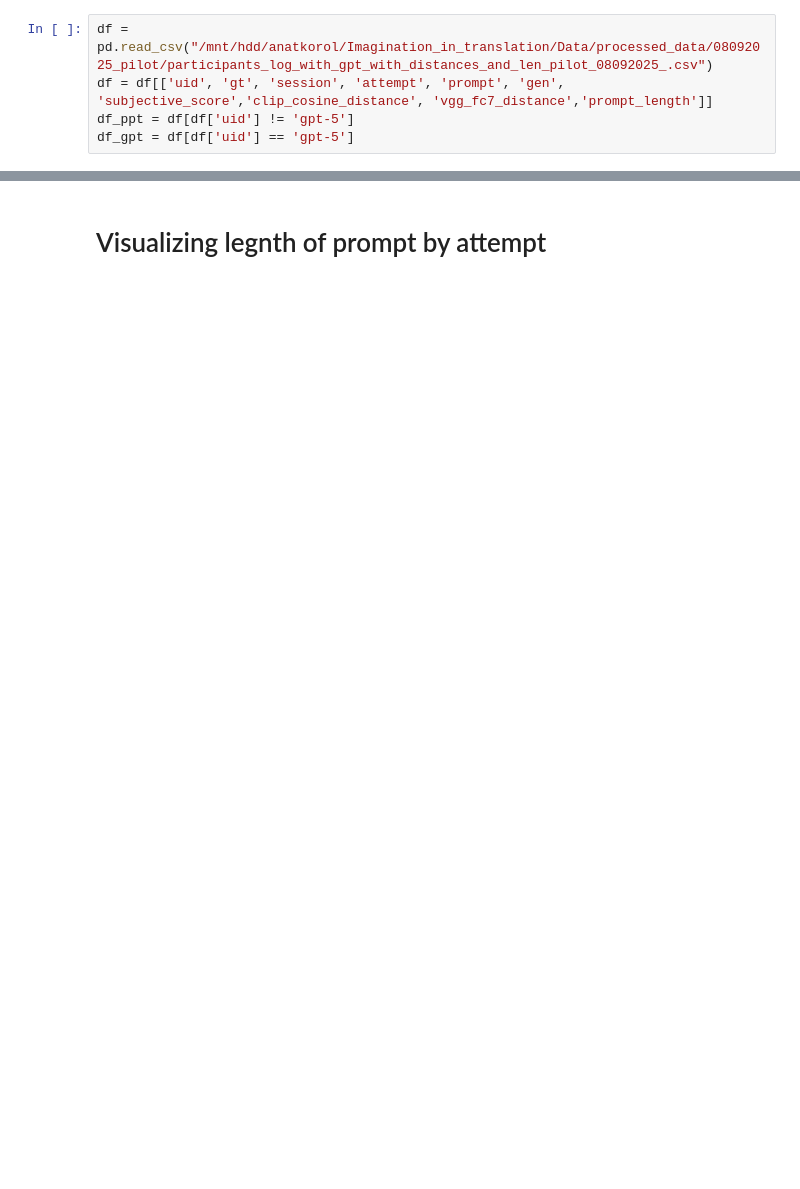
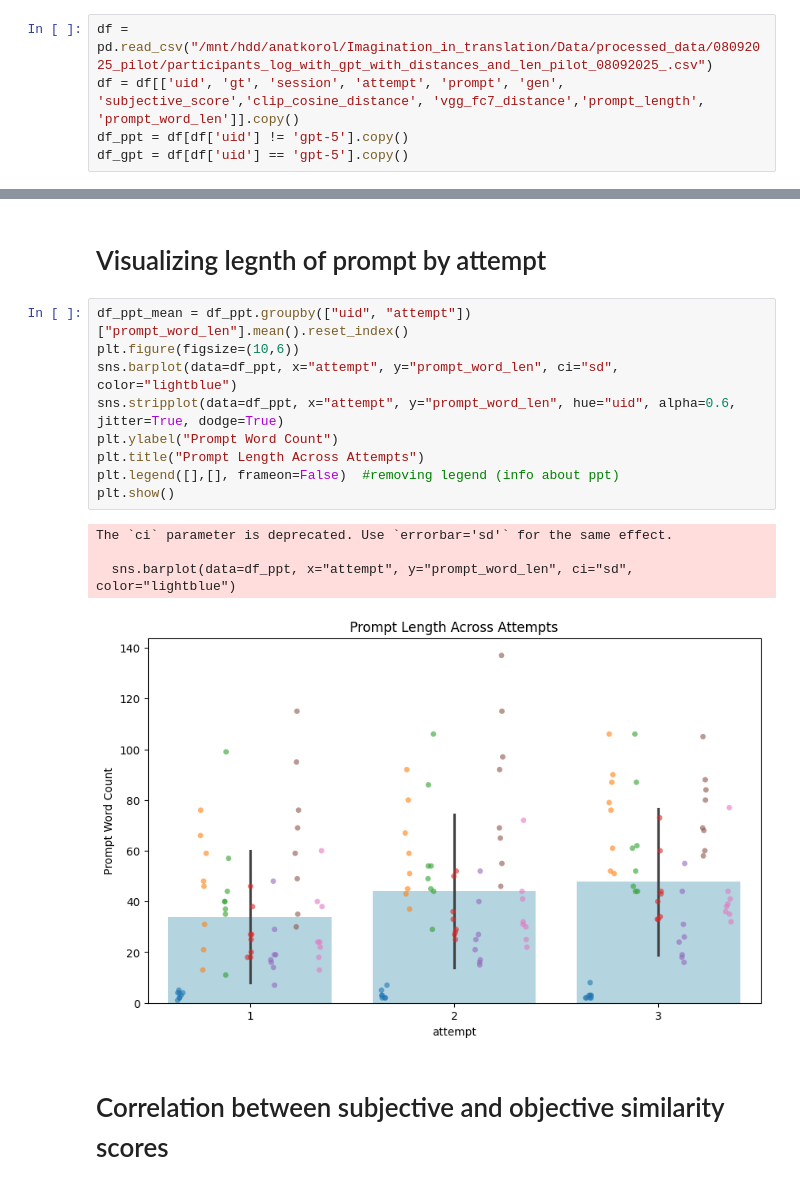
Before and after one commit to AnatKordon/Imagination_in_translation, a Jupyter notebook: analysis/similarity_analysis.ipynb, the cells around one changed output, grey strips where cells are left out. Drawn from its saved outputs; the diff is of its cells as text; blank space fills up the shorter version.

Commit message:
analysis of similarities - up to similarity per attempt - need to think about it more

```diff
--- a/analysis/similarity_analysis.ipynb
+++ b/analysis/similarity_analysis.ipynb
@@ -4,5 +7,5 @@ import numpy as np
 # %%
 df = pd.read_csv("/mnt/hdd/anatkorol/Imagination_in_translation/Data/processed_data/08092025_pilot/participants_log_with_gpt_with_distances_and_len_pilot_08092025_.csv")
-df = df[['uid', 'gt', 'session', 'attempt', 'prompt', 'gen', 'subjective_score','clip_cosine_distance', 'vgg_fc7_distance','prompt_length']]
-df_ppt = df[df['uid'] != 'gpt-5']
-df_gpt = df[df['uid'] == 'gpt-5']
+df = df[['uid', 'gt', 'session', 'attempt', 'prompt', 'gen', 'subjective_score','clip_cosine_distance', 'vgg_fc7_distance','prompt_length', 'prompt_word_len']].copy()
+df_ppt = df[df['uid'] != 'gpt-5'].copy()
+df_gpt = df[df['uid'] == 'gpt-5'].copy()
@@ -18,2 +28,18 @@ df.head()
 # %% [markdown]
 # Visualizing legnth of prompt by attempt
+# %%
+df_ppt_mean = df_ppt.groupby(["uid", "attempt"])["prompt_word_len"].mean().reset_index()
+plt.figure(figsize=(10,6))
+sns.barplot(data=df_ppt, x="attempt", y="prompt_word_len", ci="sd", color="lightblue")
+sns.stripplot(data=df_ppt, x="attempt", y="prompt_word_len", hue="uid", alpha=0.6, jitter=True, dodge=True)
+plt.ylabel("Prompt Word Count")
+plt.title("Prompt Length Across Attempts")
+plt.legend([],[], frameon=False)  #removing legend (info about ppt)
+plt.show()
+# %% [output]
+The `ci` parameter is deprecated. Use `errorbar='sd'` for the same effect.
+
+  sns.barplot(data=df_ppt, x="attempt", y="prompt_word_len", ci="sd", color="lightblue")
+[figure, added]
+# %% [markdown]
+# Correlation between subjective and objective similarity scores
```
Also changed, not shown: parts of 17 cells of this notebook.
